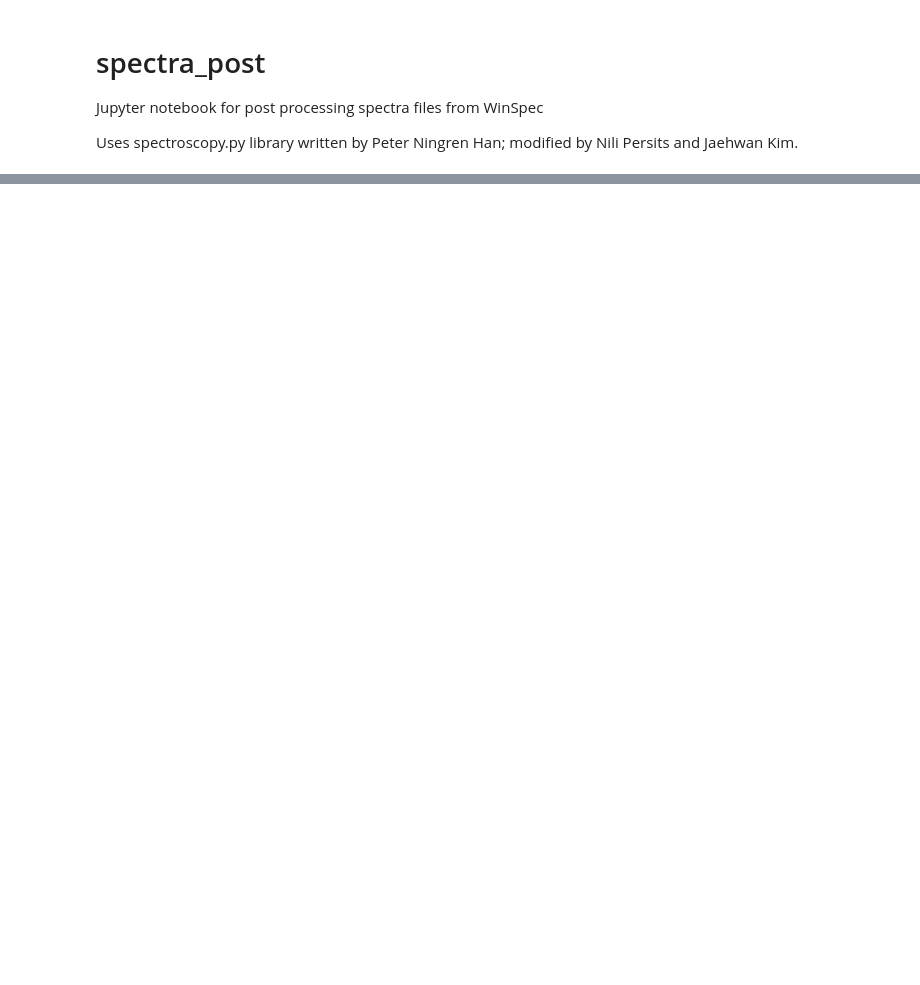
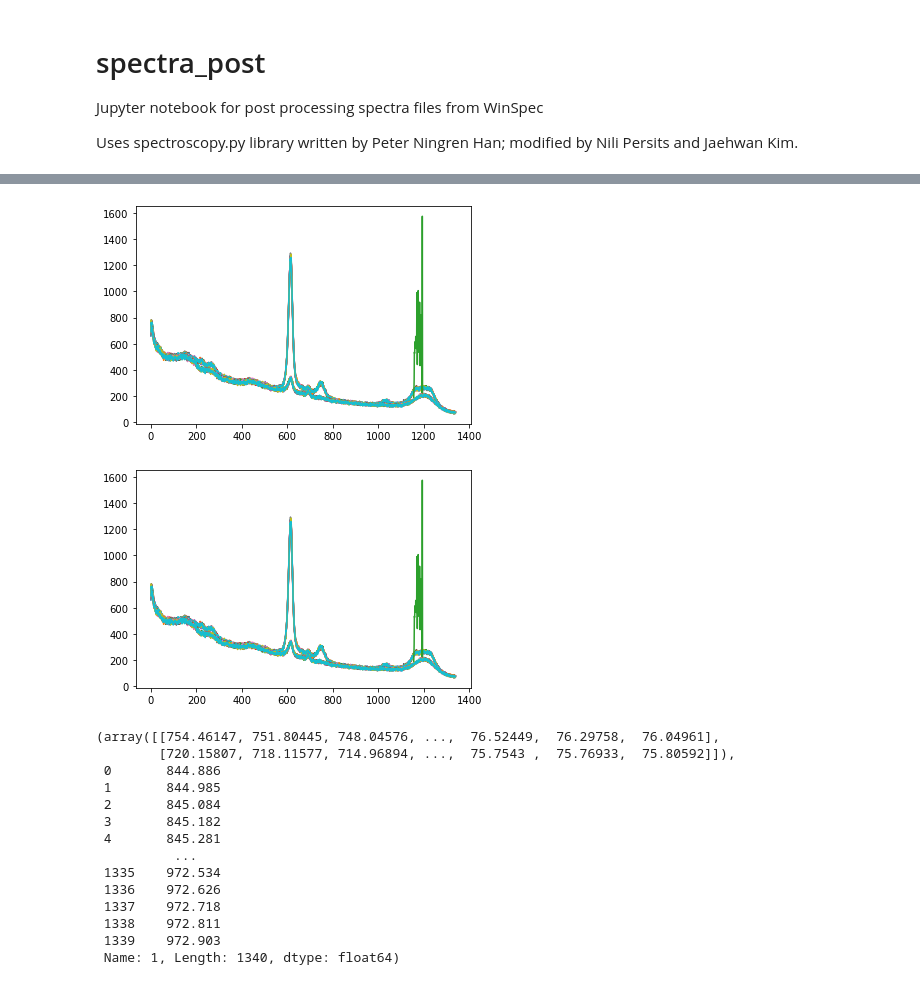
Before and after one commit to jhwnkim/fluid-auto-sampler, a Jupyter notebook: calculations/spectra_post.ipynb, the cells around one changed output, grey strips where cells are left out. Saved outputs shown, nothing was run; the diff lists cells and outputs as text; code cells hidden in the pictures; blank space fills up the shorter version.

Commit message:
Update spectra_post to read multiple samples in a single txt file

```diff
--- a/calculations/spectra_post.ipynb
+++ b/calculations/spectra_post.ipynb
@@ -89,0 +92,51 @@ plt.show()
+# %%
+import numpy as np
+import matplotlib.pyplot as plt
+import pandas as pd
+import cvxopt
+
+from scipy.interpolate import BSpline, splev, splrep
+from scipy.ndimage.filters import median_filter
+from scipy.signal import savgol_filter
+import matplotlib.pyplot as plt
+from speclib.spectroscopy import *
+
+directory = "~/Dropbox (MIT)/Biomod Spectra/Camp flow cell evaluation/Feb 03/"
+filename='FCv5_test_10x1s49 urea 2cleanwithtflask3 tflask3'
+fullpath = directory+filename
+
+
+file_name = fullpath
+acq_per_sample = 10
+sg_win_len=31
+sg_poly_order=3
+
+load_txt_auto(file_name, sg_win_len=31, sg_poly_order=3, if_plot=True)
+load_txt_auto_multi(file_name, sg_win_len=31, sg_poly_order=3, acq_per_sample=10, if_plot=True)
+
+# df = pd.read_csv(file_name + '.txt', sep=',', header=None)
+
+# wave = df.loc[df[0] == 1][1]
+# X = df[2].values
+# X_raw = X.reshape(X.shape[0]//wave.shape[0]//acq_per_sample, acq_per_sample, wave.shape[0])
+
+# X = np.zeros((X.shape[0]//wave.shape[0]//acq_per_sample, wave.shape[0]))
+# for i in range(X_raw.shape[0]):
+#     X[i,:] = spectrum_average(X_raw[i, :30, :], sg_win_len=sg_win_len, sg_poly_order=sg_poly_order)
+# %% [output]
+[figure, added]
+[figure, added]
+(array([[754.46147, 751.80445, 748.04576, ...,  76.52449,  76.29758,  76.04961],
+        [720.15807, 718.11577, 714.96894, ...,  75.7543 ,  75.76933,  75.80592]]),
+ 0       844.886
+ 1       844.985
+ 2       845.084
+ 3       845.182
+ 4       845.281
+          ...
+ 1335    972.534
+ 1336    972.626
+ 1337    972.718
+ 1338    972.811
+ 1339    972.903
+ Name: 1, Length: 1340, dtype: float64)
```
Also changed, not shown: parts of 2 cells of this notebook, 3 other files.
